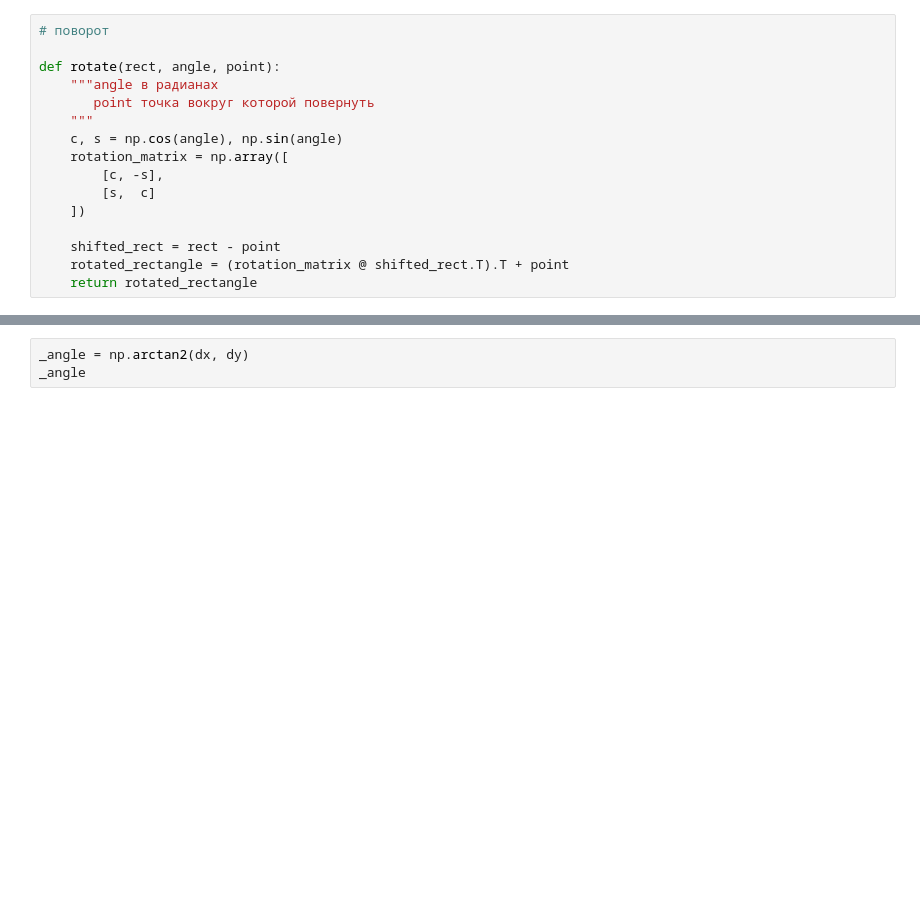
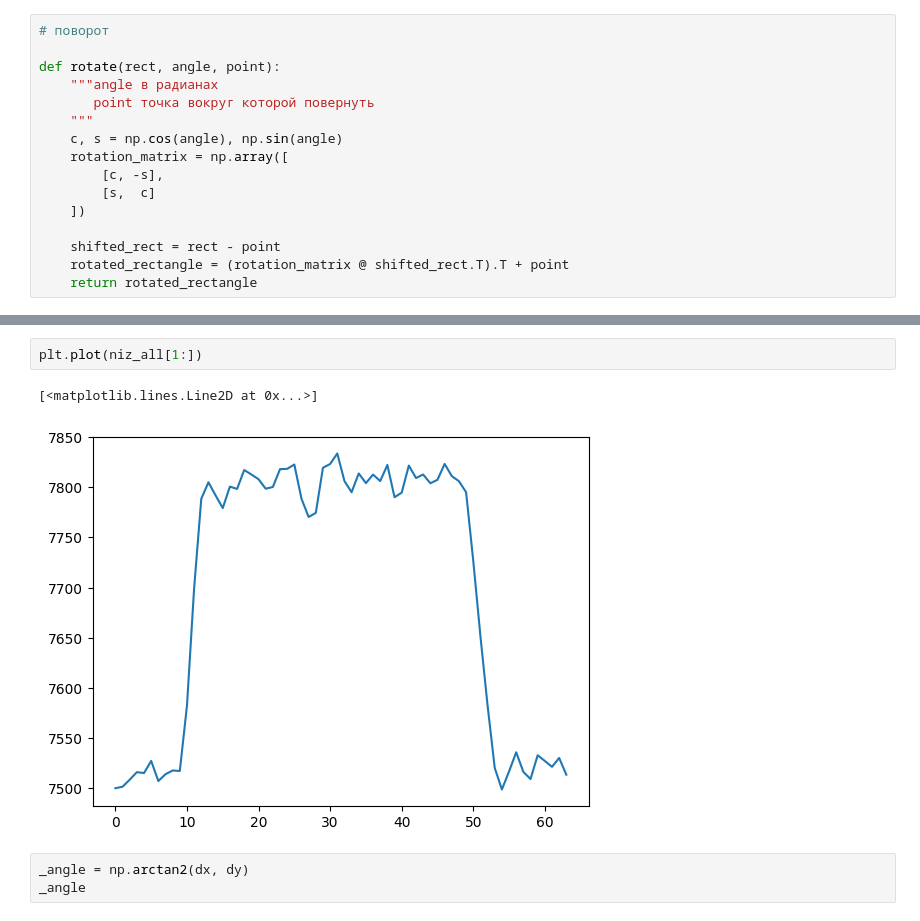
Before and after one commit to Andrudewt/perspective, a Jupyter notebook: proc_1.ipynb, the cells around one changed output, grey strips where cells are left out. Cells and saved outputs as stored; diff of their text form; blank space fills up the shorter version.

```diff
--- a/proc_1.ipynb
+++ b/proc_1.ipynb
@@ -254,3 +272,8 @@ plt.show()
+# %%
+plt.plot(niz_all[1:])
+# %% [output]
+[<matplotlib.lines.Line2D at 0x...>]
+[figure, added]
 # %%
 _angle = np.arctan2(dx, dy)
 _angle
```
Also changed, not shown: parts of 7 cells of this notebook, 1 other file.
